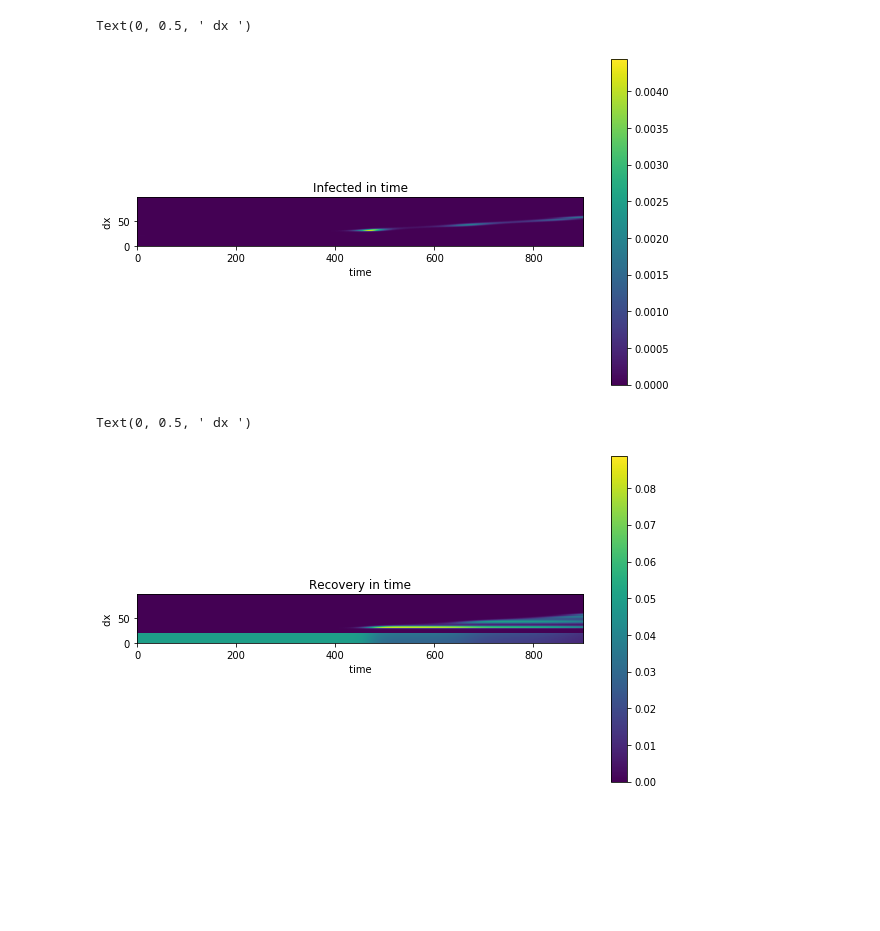
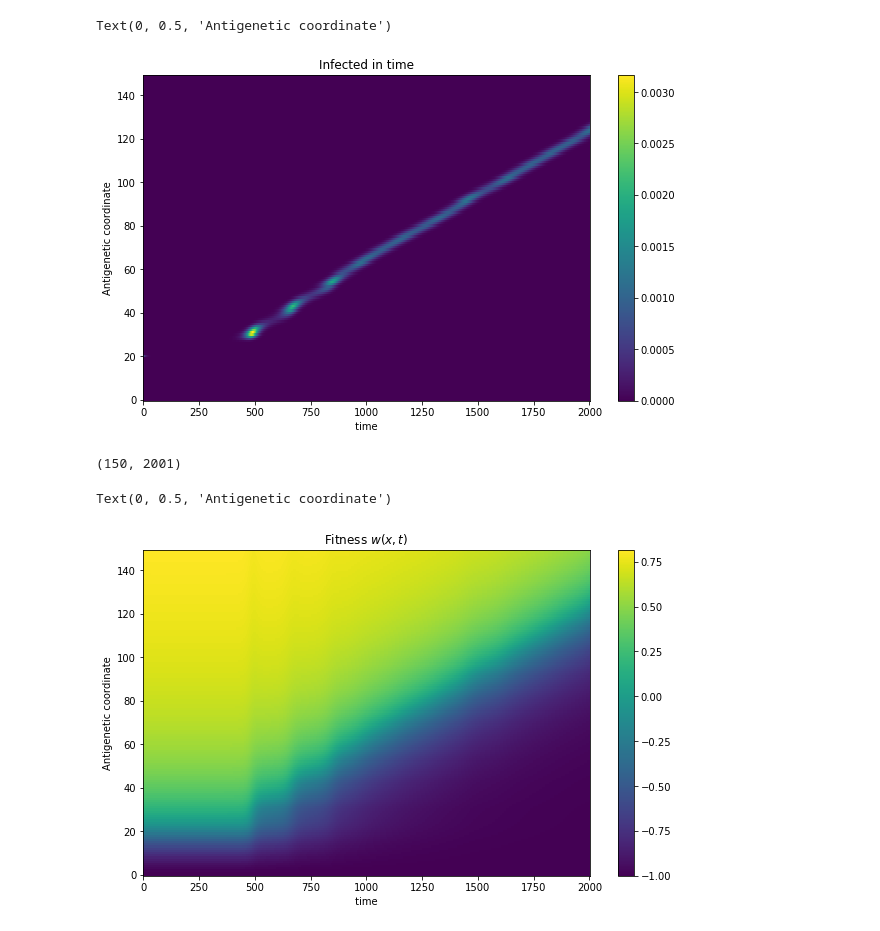
Before and after one commit to kamilla0503/SIR_Influenza, a Jupyter notebook: SIR_1D.ipynb, the cells around one changed output. Cells and saved outputs as stored; diff of their text form; code cells hidden in the pictures; blank space fills up the shorter version.

```diff
--- a/SIR_1D.ipynb
+++ b/SIR_1D.ipynb
@@ -64,7 +64,7 @@ def GetAntigeneticMatrix(n_shtamms):
 
     return K
 # %%
-n_shtamms = 300
+n_shtamms = 150
 K = GetAntigeneticMatrix(n_shtamms)
 
 
@@ -75,7 +75,7 @@ plt.imshow(K,  origin = 'lower')
 
 plt.colorbar()
 
-plt.title("Antigenetic Matrix K")
+plt.title(r"Antigenetic Matrix K=$\frac{x}{x+a}$  (a=-14)")
 
 plt.xlabel("y - old ")
 plt.ylabel("x - new ")
@@ -101,9 +101,9 @@ def GetIntialVectors(n_shtamms=300):
     return i0/N_populations, r0/N_populations, N_populations
 # %%
 
-U_b = 0.0058
+U_b = 0.0000058
 
-def mutations_move(infected, N_populations=-1 ):
+def mutations_move(infected, N_populations=-1, U_b = 0.0058 ):
 
     if(N_populations==-1):
         N_populations = 1000000*len(infected)
@@ -131,7 +131,7 @@ def change_infected(i_current, i_mutated):
             i_current[i] = i_current[i] - i_mutated[i]
             i_current[i+1] = i_current[i+1] + i_mutated[i]
 # %%
-n_shtamms = 100
+n_shtamms = 150
 K = GetAntigeneticMatrix(n_shtamms)
 i0, r0, N_populations = GetIntialVectors(n_shtamms )
 
@@ -148,6 +148,7 @@ plt.scatter(np.arange(0, n_shtamms, 1), r0_show, label = "recovered")
 plt.scatter(np.arange(0, n_shtamms, 1), i0_show, label = "infected")
 
 plt.title("Initial values")
+plt.ylabel("Fraction of people")
 
 plt.legend()
 
@@ -259,36 +308,38 @@ print(np.sum(r0) + np.sum(i0))
 # %%
 
 plt.figure(figsize=(10, 6))
 
 
 #r_all_time[r_all_time==0] = np.nan
 
-plt.imshow(i_all_time,  origin = 'lower')
+plt.imshow(i_all_time,  origin = 'lower', aspect = "auto")
+#plt.contourf(r_all_time[])
 
 plt.colorbar()
 
 plt.title("Infected in time")
 
 plt.xlabel(" time ")
-plt.ylabel(" dx ")
+plt.ylabel("Antigenetic coordinate")
 # %% [output]
-Text(0, 0.5, ' dx ')
+Text(0, 0.5, 'Antigenetic coordinate')
-[figure, old version]
+[figure, new version]
+# %%
+w_all_time.shape
+# %% [output]
+(150, 2001)
 # %%
-
 plt.figure(figsize=(10, 6))
 
+plt.imshow(w_all_time,  origin = 'lower', aspect = "auto")
 
-#r_all_time[r_all_time==0] = np.nan
-
-plt.imshow(r_all_time,  origin = 'lower')
 
 plt.colorbar()
 
-plt.title("Recovery in time")
+plt.title(r"Fitness $w(x,t)$")
 
 plt.xlabel(" time ")
-plt.ylabel(" dx ")
+plt.ylabel("Antigenetic coordinate")
 # %% [output]
-Text(0, 0.5, ' dx ')
+Text(0, 0.5, 'Antigenetic coordinate')
-[figure, old version]
+[figure, new version]
```
Also changed, not shown: parts of 13 cells of this notebook.
